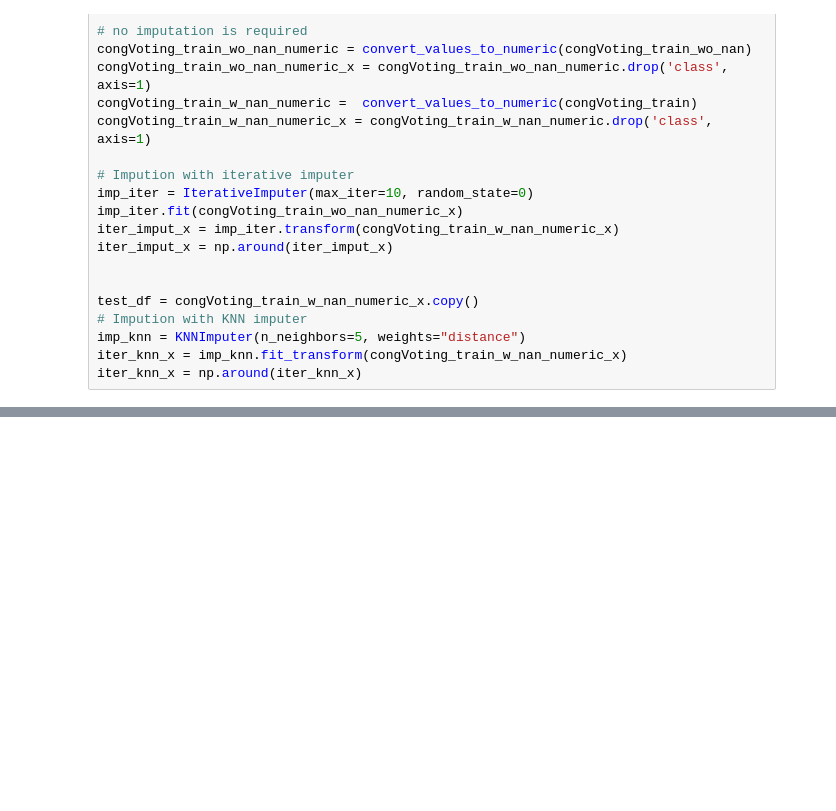
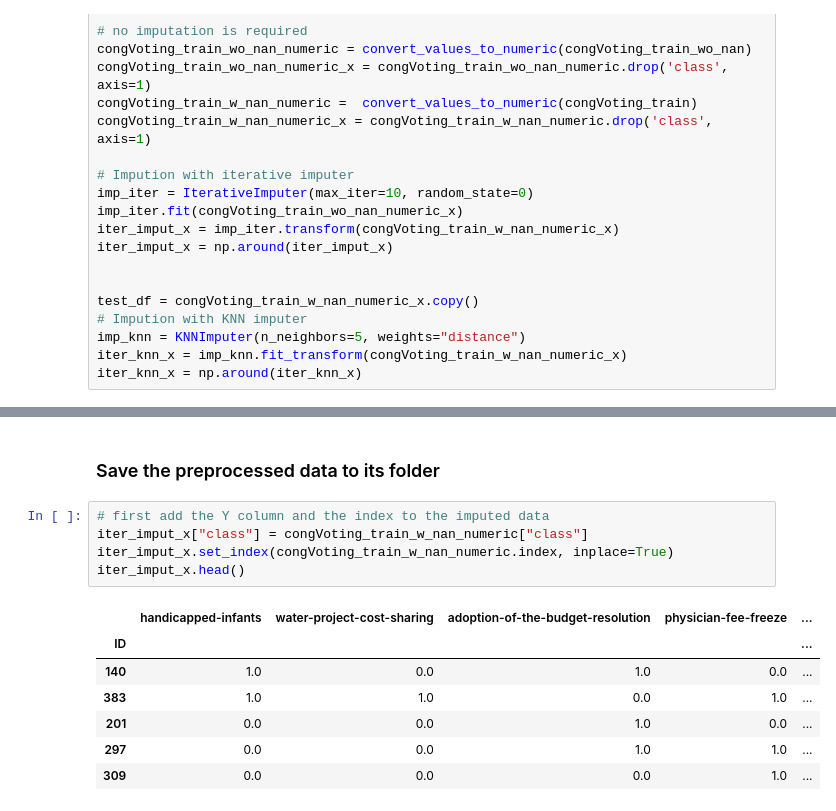
Before and after one commit to izsom/MachineLearning23ws, a Jupyter notebook: Exercise1/congressional_data.ipynb, the cells around one changed output, grey strips where cells are left out. Drawn from its saved outputs; the diff is of its cells as text; blank space fills up the shorter version.

Commit message:
Initial implementation of a standardized pipeline and some adjustments for the congressional data

```diff
--- a/Exercise1/congressional_data.ipynb
+++ b/Exercise1/congressional_data.ipynb
@@ -269,0 +268,15 @@ plt.grid()
+# %% [markdown]
+### Save the preprocessed data to its folder
+# %%
+# first add the Y column and the index to the imputed data
+iter_imput_x["class"] = congVoting_train_w_nan_numeric["class"]
+iter_imput_x.set_index(congVoting_train_w_nan_numeric.index, inplace=True)
+iter_imput_x.head()
+# %% [output]
+|  | handicapped-infants | water-project-cost-sharing | adoption-of-the-budget-resolution | physician-fee-freeze | ... |
+| ID |  |  |  |  | ... |
+| 140 | 1.0 | 0.0 | 1.0 | 0.0 | ... |
+| 383 | 1.0 | 1.0 | 0.0 | 1.0 | ... |
+| 201 | 0.0 | 0.0 | 1.0 | 0.0 | ... |
+| 297 | 0.0 | 0.0 | 1.0 | 1.0 | ... |
+| 309 | 0.0 | 0.0 | 0.0 | 1.0 | ... |
```
Also changed, not shown: parts of 8 cells of this notebook, 2 other files.
